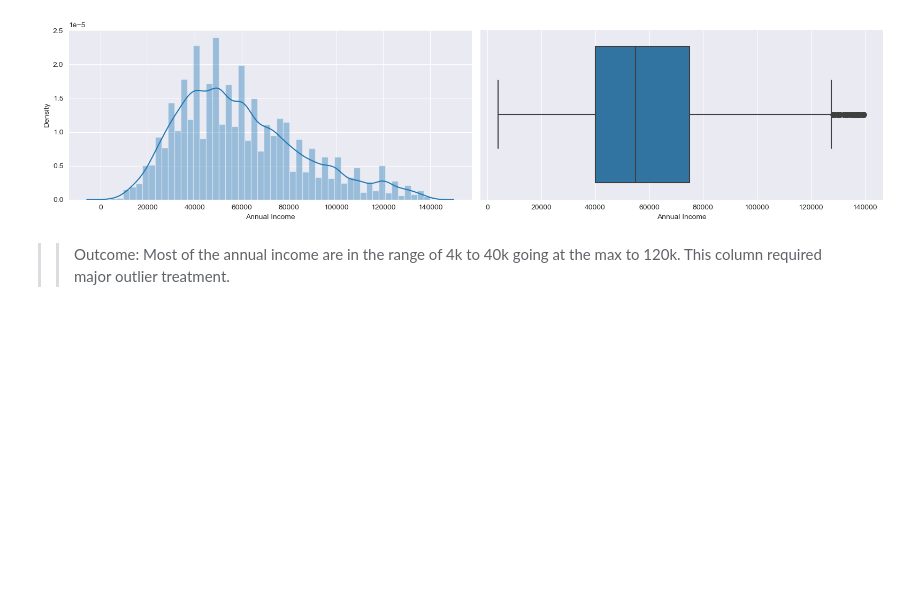
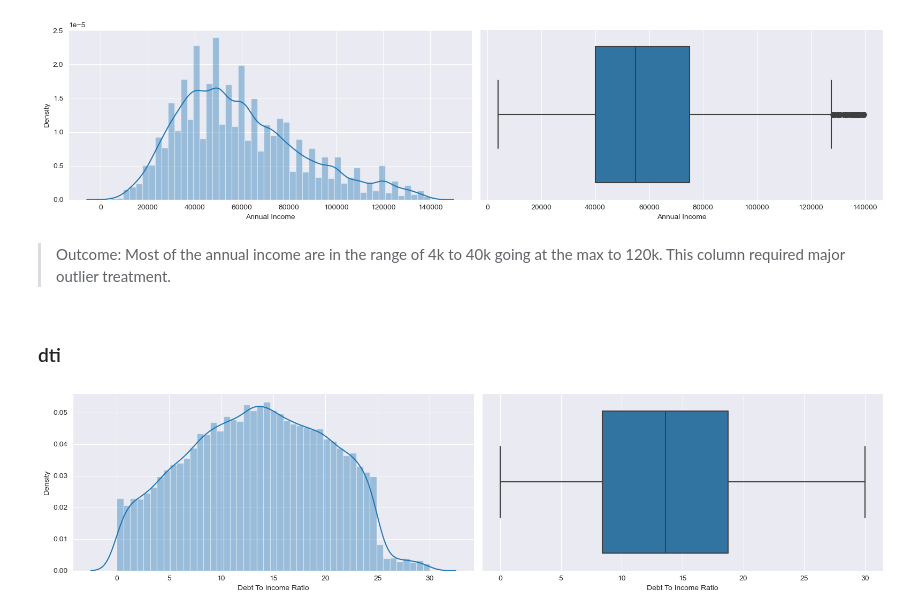
Before and after one commit to manikUpgrad/lending-club, a Jupyter notebook: manik_bajaj.ipynb, the cells around one changed output. Cells and saved outputs as stored; diff of their text form; code cells hidden in the pictures; blank space fills up the shorter version.

```diff
--- a/manik_bajaj.ipynb
+++ b/manik_bajaj.ipynb
@@ -836,4 +836,10 @@ univariate_analysis(loan, 'annual_inc')
 # %% [output]
 [figure]
 # %% [markdown]
->> Outcome: Most of the annual income are in the range of 4k to 40k going at the max to 120k. This column required major outlier treatment.
+>Outcome: Most of the annual income are in the range of 4k to 40k going at the max to 120k. This column required major outlier treatment.
+# %% [markdown]
+### dti
+# %%
+univariate_analysis(loan, 'dti')
+# %% [output]
+[figure, added]
```
